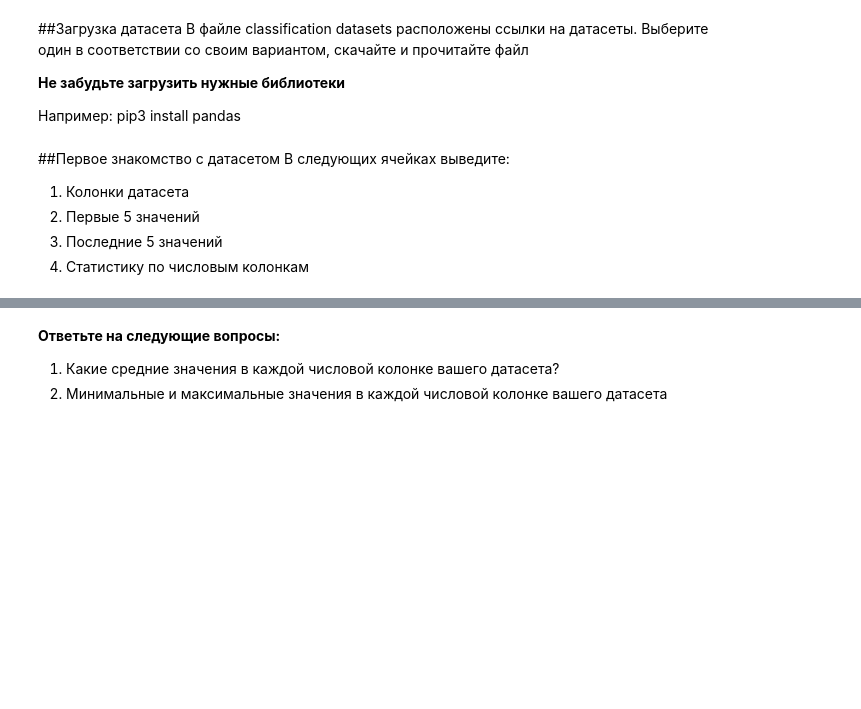
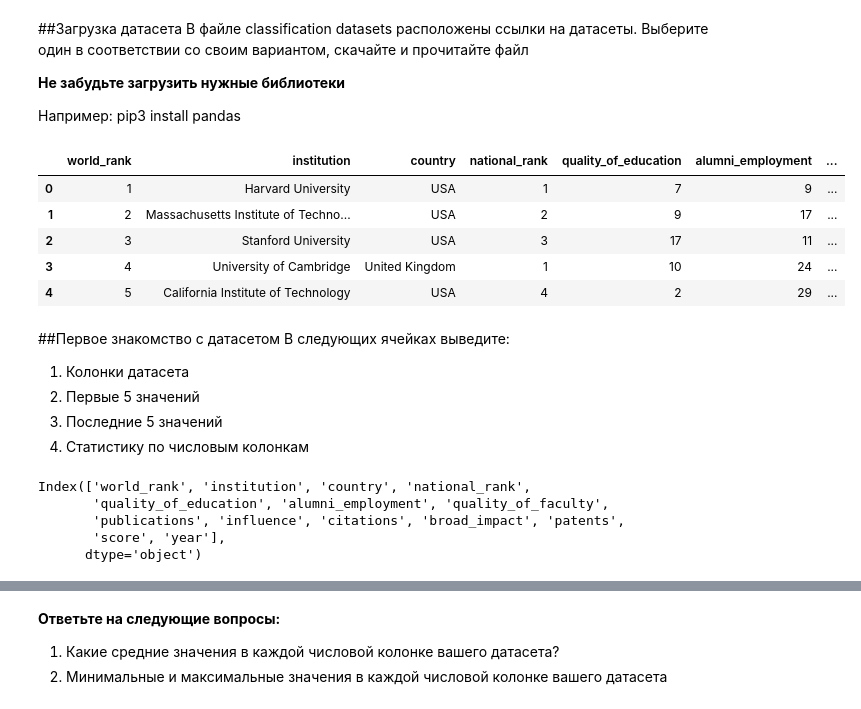
Before and after one commit to chashcha/machine-learning, a Jupyter notebook: Задание_1_ch.ipynb, the cells around one changed output, grey strips where cells are left out. Saved outputs shown, nothing was run; the diff lists cells and outputs as text; code cells hidden in the pictures; blank space fills up the shorter version.

```diff
--- a/Задание_1_ch.ipynb
+++ b/Задание_1_ch.ipynb
@@ -17,3 +14,13 @@ df
+# %%
+df = pd.read_csv("/content/sample_data/cwurData.csv")
+df[:5]
+# %% [output]
+|  | world_rank | institution | country | national_rank | quality_of_education | alumni_employment | ... |
+| 0 | 1 | Harvard University | USA | 1 | 7 | 9 | ... |
+| 1 | 2 | Massachusetts Institute of Techno... | USA | 2 | 9 | 17 | ... |
+| 2 | 3 | Stanford University | USA | 3 | 17 | 11 | ... |
+| 3 | 4 | University of Cambridge | United Kingdom | 1 | 10 | 24 | ... |
+| 4 | 5 | California Institute of Technology | USA | 4 | 2 | 29 | ... |
 # %% [markdown]
 ##Первое знакомство с датасетом
 В следующих ячейках выведите:
@@ -25,5 +32,12 @@ df
 4.   Статистику по числовым колонкам
 # %%
 #Колонки
+df.columns
+# %% [output]
+Index(['world_rank', 'institution', 'country', 'national_rank',
+       'quality_of_education', 'alumni_employment', 'quality_of_faculty',
+       'publications', 'influence', 'citations', 'broad_impact', 'patents',
+       'score', 'year'],
+      dtype='object')
 # %%
 #Первые 5 значений
```
Also changed, not shown: parts of 6 cells of this notebook.
